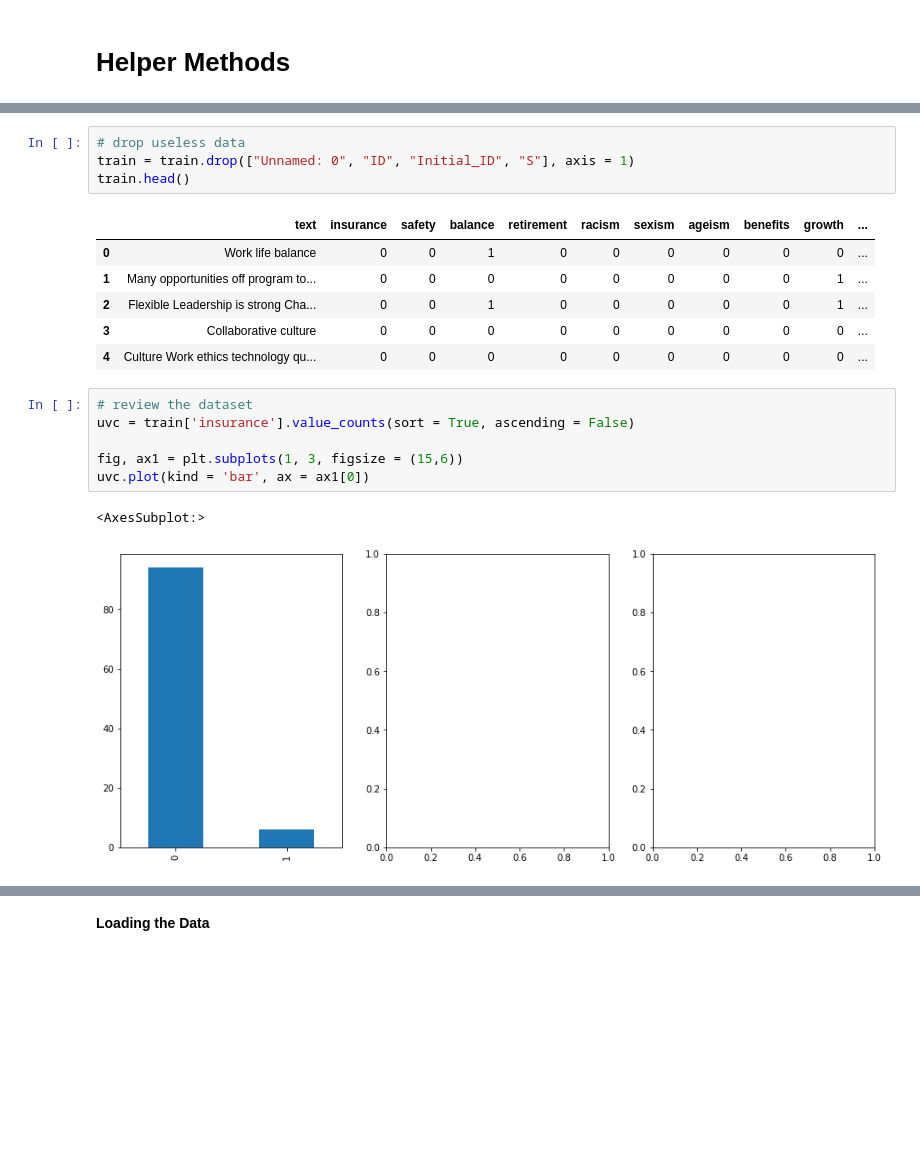
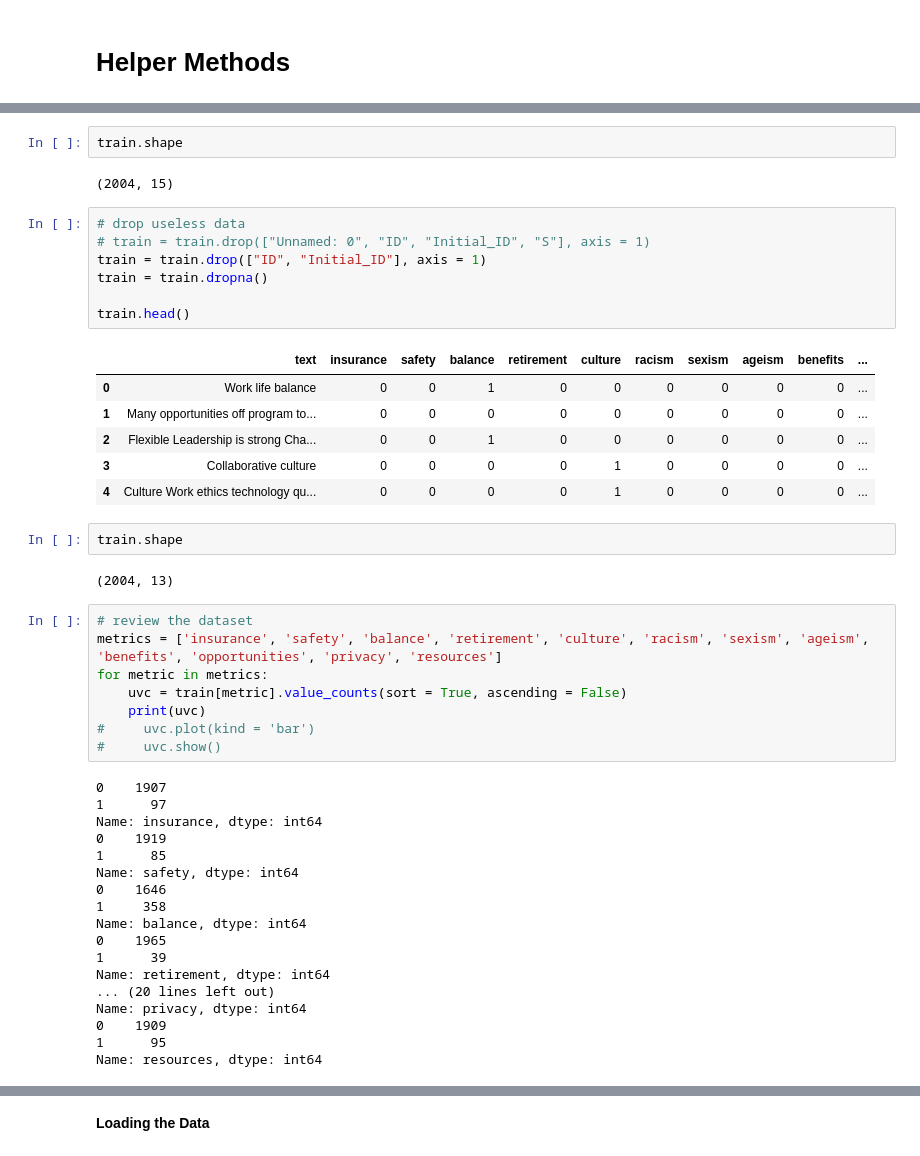
Before and after one commit to pentagramswheel/envisioning, a Jupyter notebook: classifier-and-sentiment/review_classifier.ipynb, the cells around one changed output, grey strips where cells are left out. Saved outputs shown, nothing was run; the diff lists cells and outputs as text; blank space fills up the shorter version.

```diff
--- a/classifier-and-sentiment/review_classifier.ipynb
+++ b/classifier-and-sentiment/review_classifier.ipynb
@@ -202,20 +214,48 @@ train.head()
+# %%
+train.shape
+# %% [output]
+(2004, 15)
 # %%
 # drop useless data
-train = train.drop(["Unnamed: 0", "ID", "Initial_ID", "S"], axis = 1)
+# train = train.drop(["Unnamed: 0", "ID", "Initial_ID", "S"], axis = 1)
+train = train.drop(["ID", "Initial_ID"], axis = 1)
+train = train.dropna()
+
 train.head()
 # %% [output]
-|  | text | insurance | safety | balance | retirement | racism | sexism | ageism | benefits | growth | ... |
+|  | text | insurance | safety | balance | retirement | culture | racism | sexism | ageism | benefits | ... |
 | 0 | Work life balance | 0 | 0 | 1 | 0 | 0 | 0 | 0 | 0 | 0 | ... |
-| 1 | Many opportunities off program to... | 0 | 0 | 0 | 0 | 0 | 0 | 0 | 0 | 1 | ... |
-| 2 | Flexible Leadership is strong Cha... | 0 | 0 | 1 | 0 | 0 | 0 | 0 | 0 | 1 | ... |
-| 3 | Collaborative culture | 0 | 0 | 0 | 0 | 0 | 0 | 0 | 0 | 0 | ... |
-| 4 | Culture Work ethics technology qu... | 0 | 0 | 0 | 0 | 0 | 0 | 0 | 0 | 0 | ... |
+| 1 | Many opportunities off program to... | 0 | 0 | 0 | 0 | 0 | 0 | 0 | 0 | 0 | ... |
+| 2 | Flexible Leadership is strong Cha... | 0 | 0 | 1 | 0 | 0 | 0 | 0 | 0 | 0 | ... |
+| 3 | Collaborative culture | 0 | 0 | 0 | 0 | 1 | 0 | 0 | 0 | 0 | ... |
+| 4 | Culture Work ethics technology qu... | 0 | 0 | 0 | 0 | 1 | 0 | 0 | 0 | 0 | ... |
+# %%
+train.shape
+# %% [output]
+(2004, 13)
 # %%
 # review the dataset
-uvc = train['insurance'].value_counts(sort = True, ascending = False)
-
-fig, ax1 = plt.subplots(1, 3, figsize = (15,6))
-uvc.plot(kind = 'bar', ax = ax1[0])
+metrics = ['insurance', 'safety', 'balance', 'retirement', 'culture', 'racism', 'sexism', 'ageism', 'benefits', 'opportunities', 'privacy', 'resources']
+for metric in metrics:
+    uvc = train[metric].value_counts(sort = True, ascending = False)
+    print(uvc)
+#     uvc.plot(kind = 'bar')
+#     uvc.show()
 # %% [output]
-<AxesSubplot:>
+0    1907
+1      97
+Name: insurance, dtype: int64
+0    1919
+1      85
+Name: safety, dtype: int64
+0    1646
+1     358
+Name: balance, dtype: int64
+0    1965
+1      39
+Name: retirement, dtype: int64
+... (20 lines left out)
+Name: privacy, dtype: int64
+0    1909
+1      95
+Name: resources, dtype: int64
-[figure, removed]
```
Also changed, not shown: parts of 35 cells of this notebook, 4 other files.
